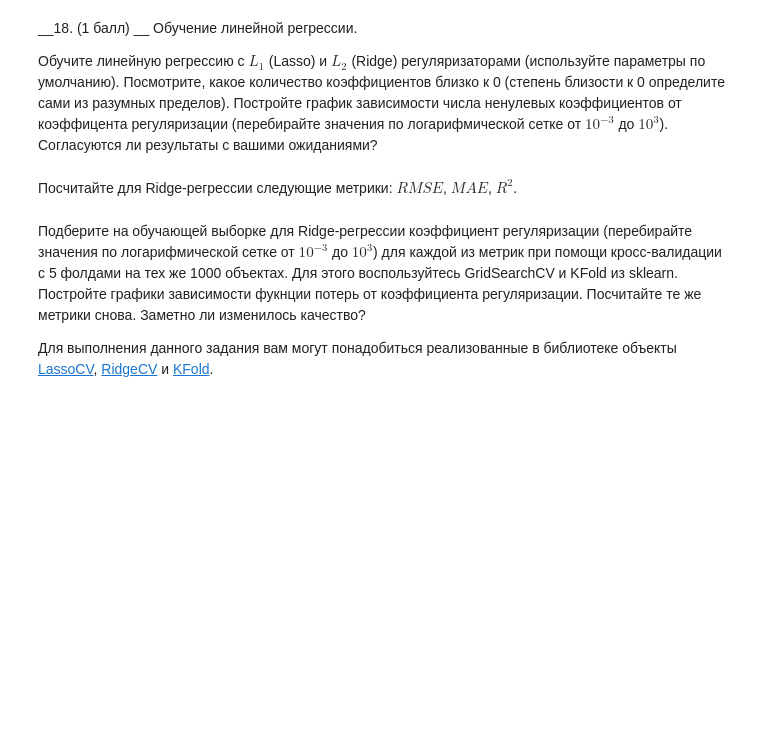
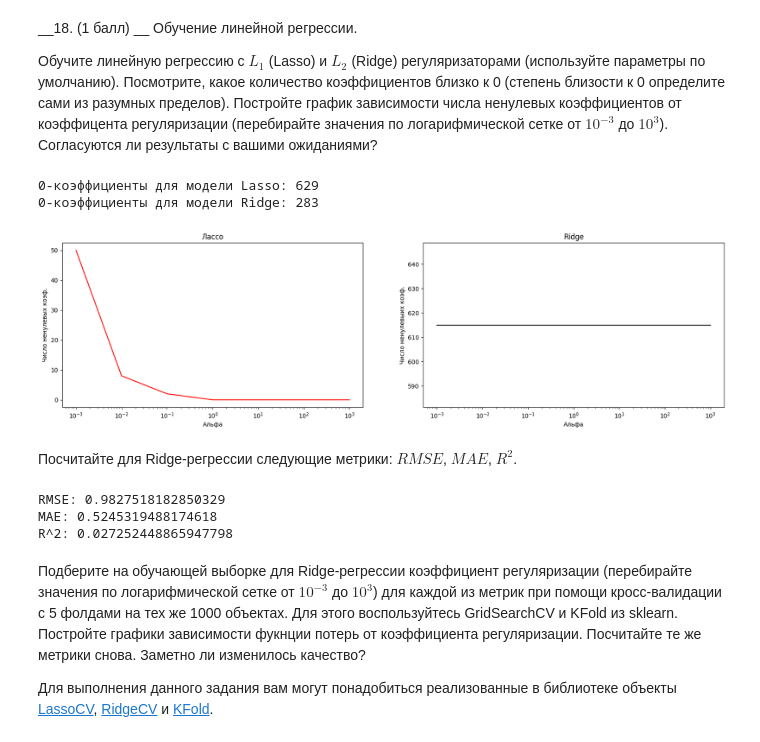
Before and after one commit to ezdakovea/MachineLearning2023, a Jupyter notebook: Домашнее задание 2 - предобработка признаков, pandas, линейная регрессия/homework-practice-02-linregr.ipynb, the cells around one changed output. Drawn from its saved outputs; the diff is of its cells as text; code cells hidden in the pictures; blank space fills up the shorter version.

```diff
--- a/Домашнее задание 2 - предобработка признаков, pandas, линейная регрессия/homework-practice-02-linregr.ipynb
+++ b/Домашнее задание 2 - предобработка признаков, pandas, линейная регрессия/homework-practice-02-linregr.ipynb
@@ -563,3 +568,15 @@ def transform_data(data):
+# %%
+from sklearn.preprocessing import StandardScaler
+def transform_data(data):
+    numeric_data = list(data.select_dtypes(np.number).columns)
+    data[numeric_data] = data[numeric_data].fillna(0)
+    scaler = StandardScaler()
+    data[numeric_data] = scaler.fit_transform(data[numeric_data])
+    categorical_data = list(data.select_dtypes(object).columns)
+    data[categorical_data] = data[categorical_data].fillna('nan')
+    temp = pd.get_dummies(data[categorical_data])
+    result_data = pd.concat([data, temp], axis = 1).drop(categorical_data, axis = 1)
+    return result_data
 # %% [markdown]
 Примените функцию transform_data к данным. Сколько признаков получилось после преобразования?
 # %%
@@ -638,2 +674,38 @@ __18. (1 балл) __ Обучение линейной регрессии.
+# %%
+Lasso_model = Lasso()
+Lasso_model.fit(X_train[3000:4000], Y_train[3000:4000])
+Ridge_model = Ridge()
+Ridge_model.fit(X_train[3000:4000], Y_train[3000:4000])
+print("0-коэффициенты для модели Lasso:", np.sum(np.absolute(Lasso_model.coef_) < 10 ** (-10)))
+print("0-коэффициенты для модели Ridge:", np.sum(np.absolute(Ridge_model.coef_) < 10 ** (-10)))
+# %% [output]
+0-коэффициенты для модели Lasso: 629
+0-коэффициенты для модели Ridge: 283
+# %%
+alphas = 10 ** np.linspace(-3, 3, 7)
+lasso_zeros_num = list()
+ridge_zeros_num = list()
+for alpha in alphas:
+    lasso_model = Lasso(alpha = alpha, max_iter=100000)
+    lasso_model.fit(X_train, Y_train)
+    ridge_model = Ridge(alpha = alpha)
+    ridge_model.fit(X_train, Y_train)
+    lasso_zeros_num.append(np.sum(np.absolute(lasso_model.coef_) >= 10 ** (-10)))
+    ridge_zeros_num.append(np.sum(np.absolute(ridge_model.coef_) >= 10 ** (-10)))
+# %%
+import matplotlib.pyplot as plt
+fig, axes = plt.subplots(1, 2, figsize = (20, 5))
+axes[0].plot(alphas, lasso_zeros_num, color='red')
+axes[0].set_xlabel("Альфа")
+axes[0].set_ylabel("Число ненулевых коэф.")
+axes[0].set_title("Лассо")
+axes[0].set_xscale('log')
+axes[1].plot(alphas, ridge_zeros_num, color='black')
+axes[1].set_xlabel("Альфа")
+axes[1].set_ylabel("Число ненулевыих коэф.")
+axes[1].set_title("Ridge")
+axes[1].set_xscale('log')
+# %% [output]
+[figure, added]
 # %% [markdown]
 Посчитайте для Ridge-регрессии следующие метрики: $RMSE$, $MAE$, $R^2$.
@@ -643,3 +712,13 @@ __18. (1 балл) __ Обучение линейной регрессии.
+# %%
+Train_prediction = Ridge_model.predict(X_train[3000:4000])
+Test_prediction = Ridge_model.predict(X_test)
+print("RMSE:", metrics.mean_squared_error(Y_test, Test_prediction, squared = False))
+print("MAE:", metrics.mean_absolute_error(Y_test, Test_prediction))
+print("R^2:", metrics.r2_score(Y_test, Test_prediction))
+# %% [output]
+RMSE: 0.9827518182850329
+MAE: 0.5245319488174618
+R^2: 0.027252448865947798
 # %% [markdown]
 Подберите на обучающей выборке для Ridge-регрессии коэффициент регуляризации (перебирайте значения по логарифмической сетке от $10^{-3}$ до $10^3$) для каждой из метрик при помощи кросс-валидации c 5 фолдами на тех же 1000 объектах. Для этого воспользуйтесь GridSearchCV и KFold из sklearn. Постройте графики зависимости фукнции потерь от коэффициента регуляризации. Посчитайте те же метрики снова. Заметно ли изменилось качество?
 
```
Also changed, not shown: parts of 28 cells of this notebook.
